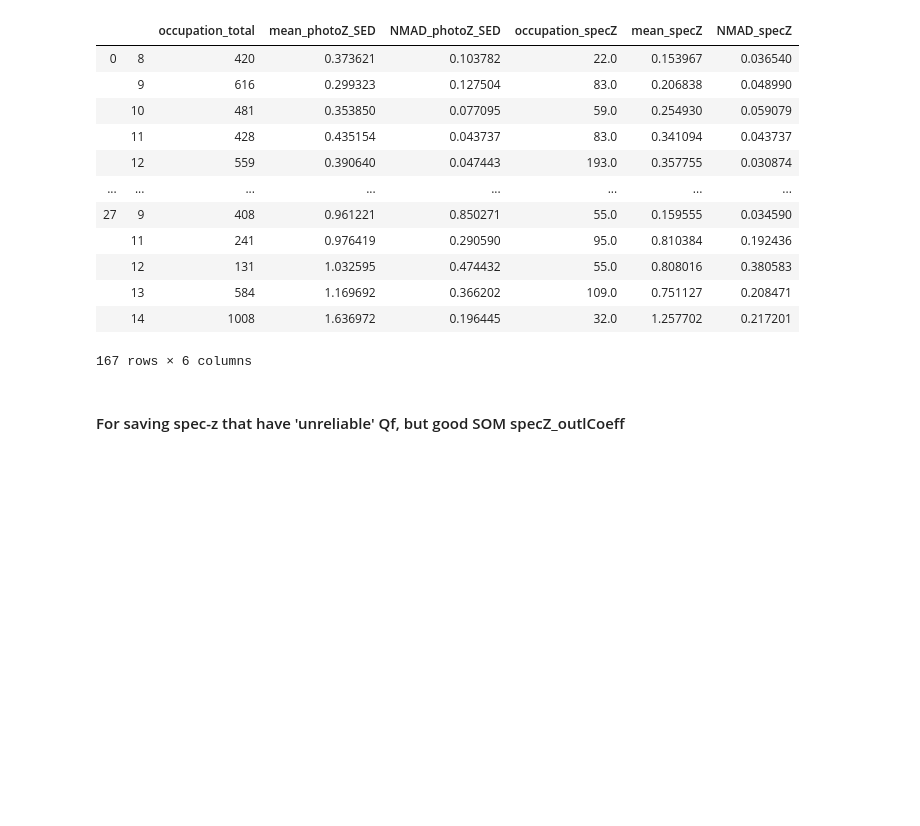
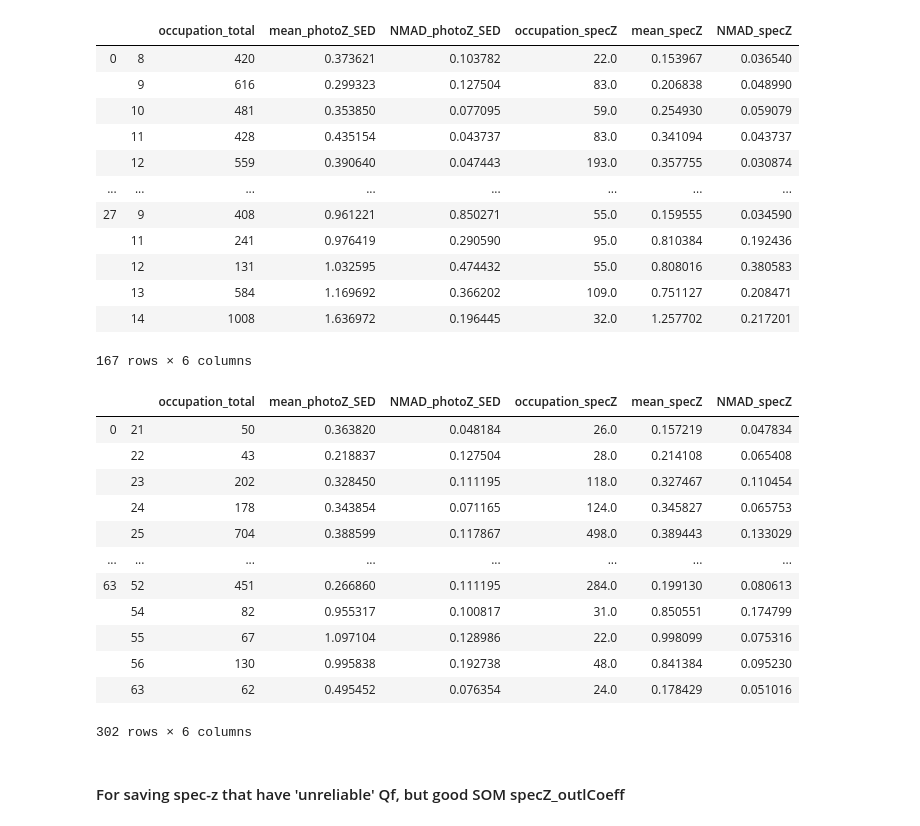
Before and after one commit to ShrRa/COSMOS_SOM, a Jupyter notebook: ForEuclid/ForEuclid-MoreComplete.ipynb, the cells around one changed output. Cells and saved outputs as stored; diff of their text form; code cells hidden in the pictures; blank space fills up the shorter version.

```diff
--- a/ForEuclid/ForEuclid-MoreComplete.ipynb
+++ b/ForEuclid/ForEuclid-MoreComplete.ipynb
@@ -60,6 +60,32 @@ data[data['occupation_specZ']>20]
 |  | 13 | 584 | 1.169692 | 0.366202 | 109.0 | 0.751127 | 0.208471 |
 |  | 14 | 1008 | 1.636972 | 0.196445 | 32.0 | 1.257702 | 0.217201 |
 167 rows × 6 columns
+# %%
+groups=dataset.groupby('cellID_RunBigSOM')
+dataBig=groups['photoZ_SED'].apply(len).rename('occupation_total')
+dataBig=pd.concat([dataBig,groups['photoZ_SED'].mean().rename('mean_photoZ_SED')],axis=1,sort=True)
+dataBig=pd.concat([dataBig,groups['photoZ_SED'].apply(MAD).rename('NMAD_photoZ_SED')], axis=1,sort=True)
+
+groups=dataset.dropna(subset=['specZ_KB']).groupby('cellID_RunBigSOM')
+dataBig=pd.concat([dataBig,groups['specZ_KB'].apply(len).rename('occupation_specZ')],axis=1,sort=True)
+dataBig=pd.concat([dataBig,groups['specZ_KB'].mean().rename('mean_specZ')],axis=1,sort=True)
+dataBig=pd.concat([dataBig,groups['specZ_KB'].apply(MAD).rename('NMAD_specZ')],axis=1,sort=True)
+# %%
+dataBig[dataBig['occupation_specZ']>20]
+# %% [output]
+|  |  | occupation_total | mean_photoZ_SED | NMAD_photoZ_SED | occupation_specZ | mean_specZ | NMAD_specZ |
+| 0 | 21 | 50 | 0.363820 | 0.048184 | 26.0 | 0.157219 | 0.047834 |
+|  | 22 | 43 | 0.218837 | 0.127504 | 28.0 | 0.214108 | 0.065408 |
+|  | 23 | 202 | 0.328450 | 0.111195 | 118.0 | 0.327467 | 0.110454 |
+|  | 24 | 178 | 0.343854 | 0.071165 | 124.0 | 0.345827 | 0.065753 |
+|  | 25 | 704 | 0.388599 | 0.117867 | 498.0 | 0.389443 | 0.133029 |
+| ... | ... | ... | ... | ... | ... | ... | ... |
+| 63 | 52 | 451 | 0.266860 | 0.111195 | 284.0 | 0.199130 | 0.080613 |
+|  | 54 | 82 | 0.955317 | 0.100817 | 31.0 | 0.850551 | 0.174799 |
+|  | 55 | 67 | 1.097104 | 0.128986 | 22.0 | 0.998099 | 0.075316 |
+|  | 56 | 130 | 0.995838 | 0.192738 | 48.0 | 0.841384 | 0.095230 |
+|  | 63 | 62 | 0.495452 | 0.076354 | 24.0 | 0.178429 | 0.051016 |
+302 rows × 6 columns
 # %% [markdown]
 #### For saving spec-z that have 'unreliable' Qf, but good SOM specZ_outlCoeff ###
 # %%
```
Also changed, not shown: parts of 3 cells of this notebook.
